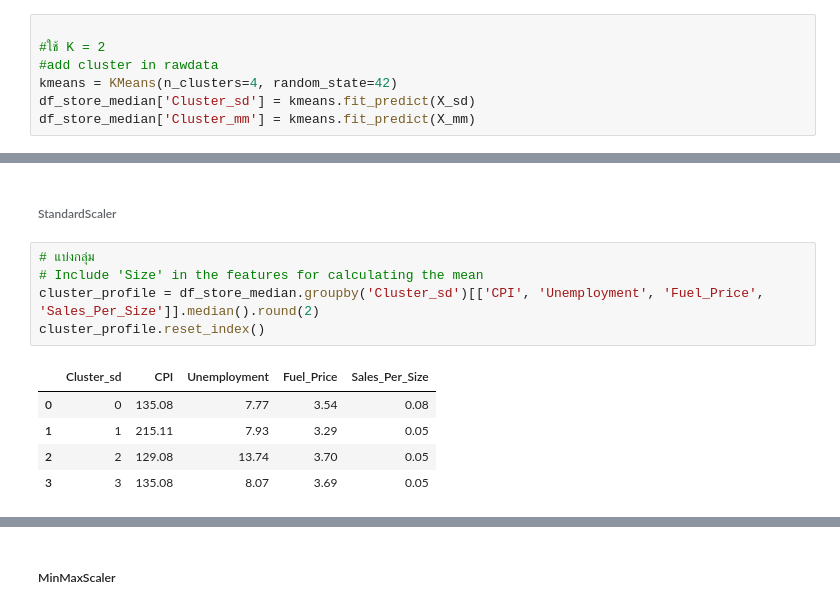
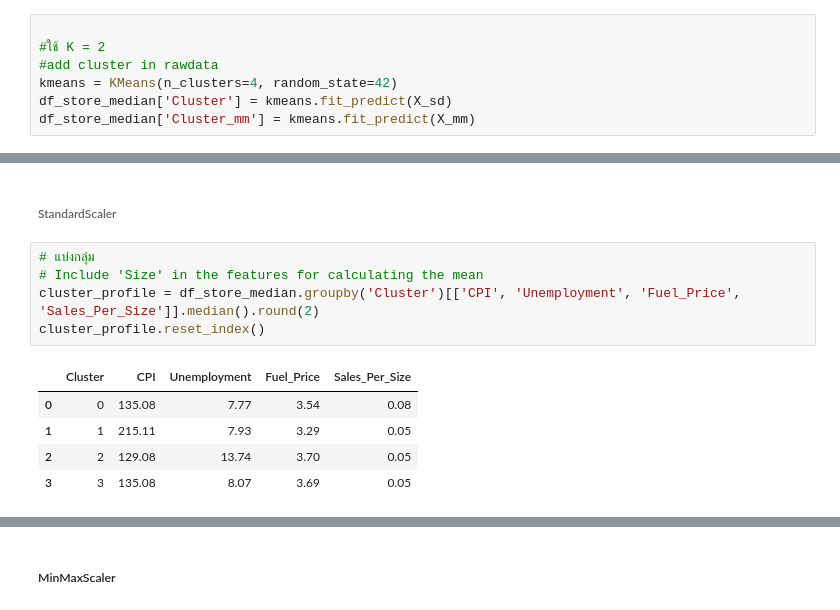
Before and after one commit to jangInw007/A4-Data-Analytics-and-Modeling, a Jupyter notebook: Group_A4_Data_Analytics_and_Modeling.ipynb, the cells around one changed output, grey strips where cells are left out. Cells and saved outputs as stored; diff of their text form.

Commit message:
Clustering ให้เสร็จจริง

```diff
--- a/Group_A4_Data_Analytics_and_Modeling.ipynb
+++ b/Group_A4_Data_Analytics_and_Modeling.ipynb
@@ -558,7 +536,7 @@ add data
 #ใช้ K = 2
 #add cluster in rawdata
 kmeans = KMeans(n_clusters=4, random_state=42)
-df_store_median['Cluster_sd'] = kmeans.fit_predict(X_sd)
+df_store_median['Cluster'] = kmeans.fit_predict(X_sd)
 df_store_median['Cluster_mm'] = kmeans.fit_predict(X_mm)
 # %% [markdown]
 #### Gruop by cluster
@@ -567,10 +545,10 @@ df_store_median['Cluster_mm'] = kmeans.fit_predict(X_mm)
 # %%
 # แบ่งกลุ่ม
 # Include 'Size' in the features for calculating the mean
-cluster_profile = df_store_median.groupby('Cluster_sd')[['CPI', 'Unemployment', 'Fuel_Price', 'Sales_Per_Size']].median().round(2)
+cluster_profile = df_store_median.groupby('Cluster')[['CPI', 'Unemployment', 'Fuel_Price', 'Sales_Per_Size']].median().round(2)
 cluster_profile.reset_index()
 # %% [output]
-|  | Cluster_sd | CPI | Unemployment | Fuel_Price | Sales_Per_Size |
+|  | Cluster | CPI | Unemployment | Fuel_Price | Sales_Per_Size |
 | 0 | 0 | 135.08 | 7.77 | 3.54 | 0.08 |
 | 1 | 1 | 215.11 | 7.93 | 3.29 | 0.05 |
 | 2 | 2 | 129.08 | 13.74 | 3.70 | 0.05 |
```
Also changed, not shown: parts of 5 cells of this notebook.
